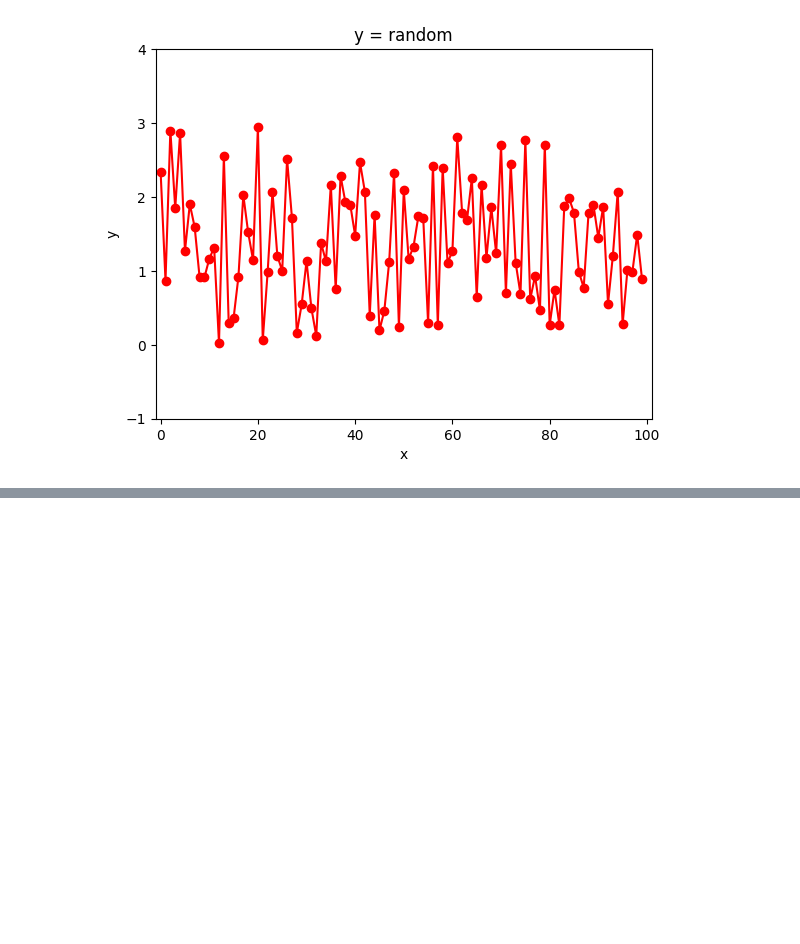
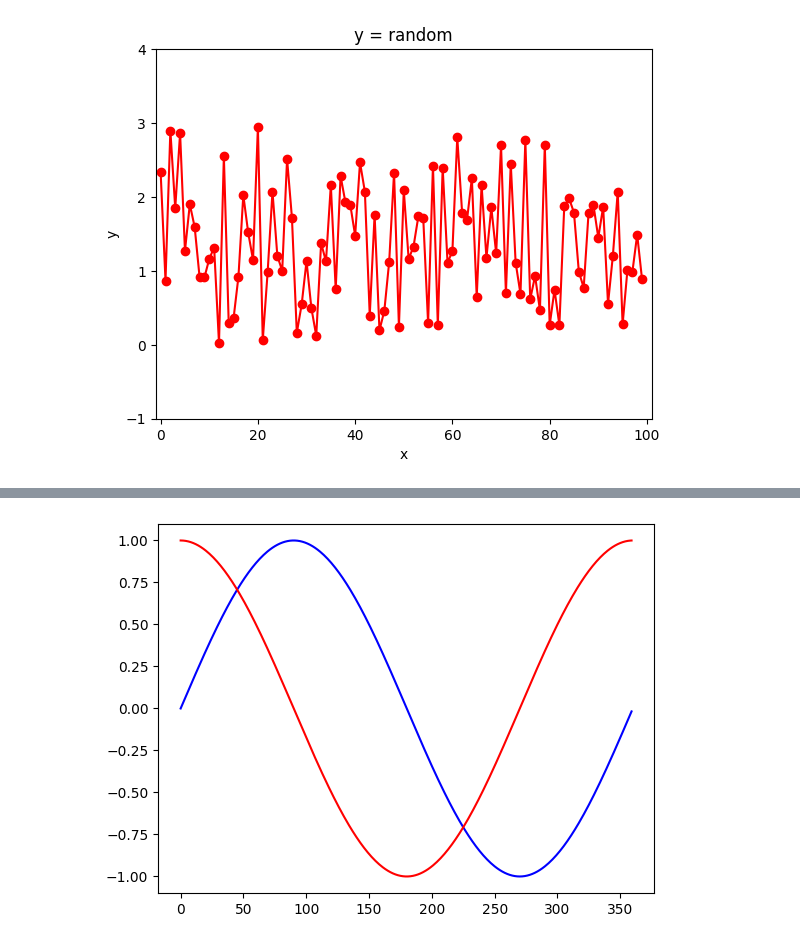
Before and after one commit to joostory/study-python, a Jupyter notebook: data_science.ipynb, the cells around one changed output, grey strips where cells are left out. Saved outputs shown, nothing was run; the diff lists cells and outputs as text; code cells hidden in the pictures; blank space fills up the shorter version.

```diff
--- a/data_science.ipynb
+++ b/data_science.ipynb
@@ -395,0 +428,13 @@ plt.show()
+# %%
+import math
+import matplotlib.pyplot as plt
+
+x = [t for t in range(360)]
+r = [math.radians(t) for t in x]
+y1 = [math.sin(t) for t in r]
+y2 = [math.cos(t) for t in r]
+
+plt.plot(x, y1, 'b-', x, y2, 'r-')
+plt.show()
+# %% [output]
+[figure, added]
```
Also changed, not shown: parts of 10 cells of this notebook, 3 other files.
